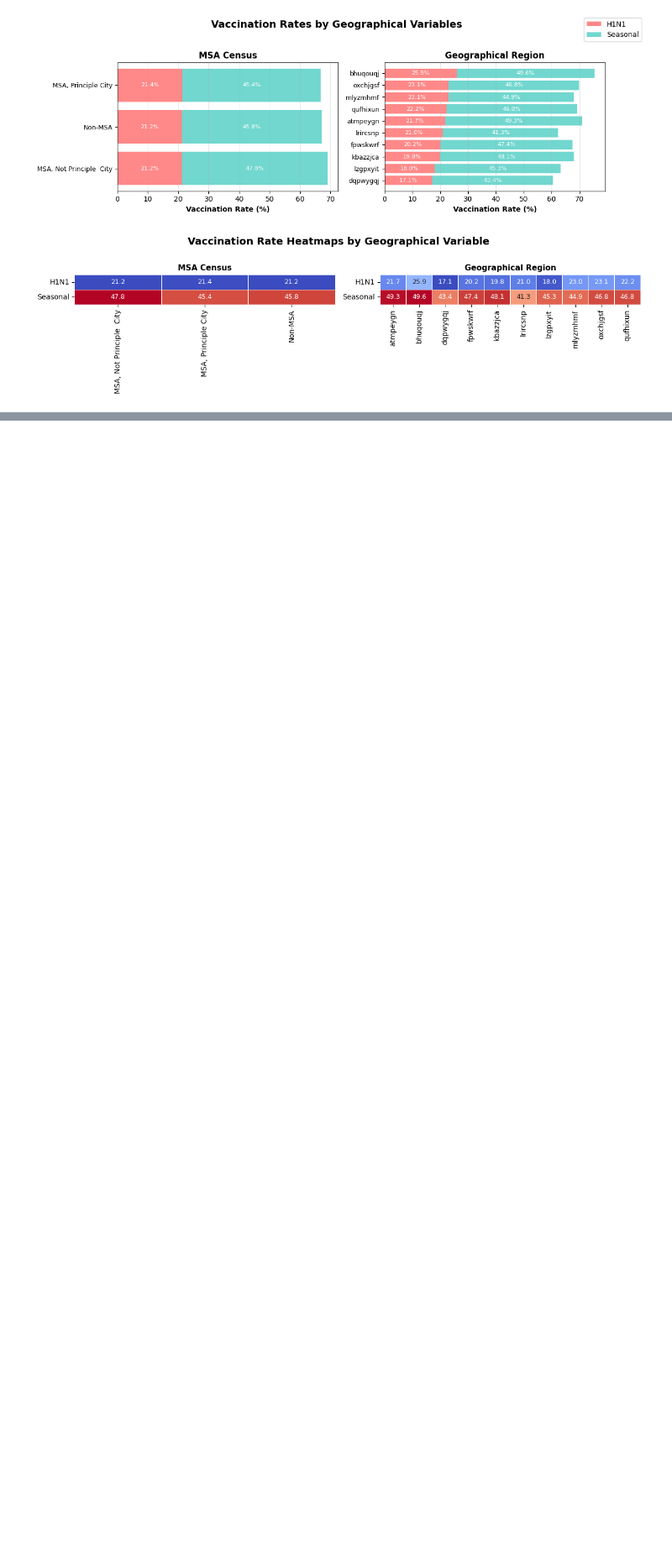
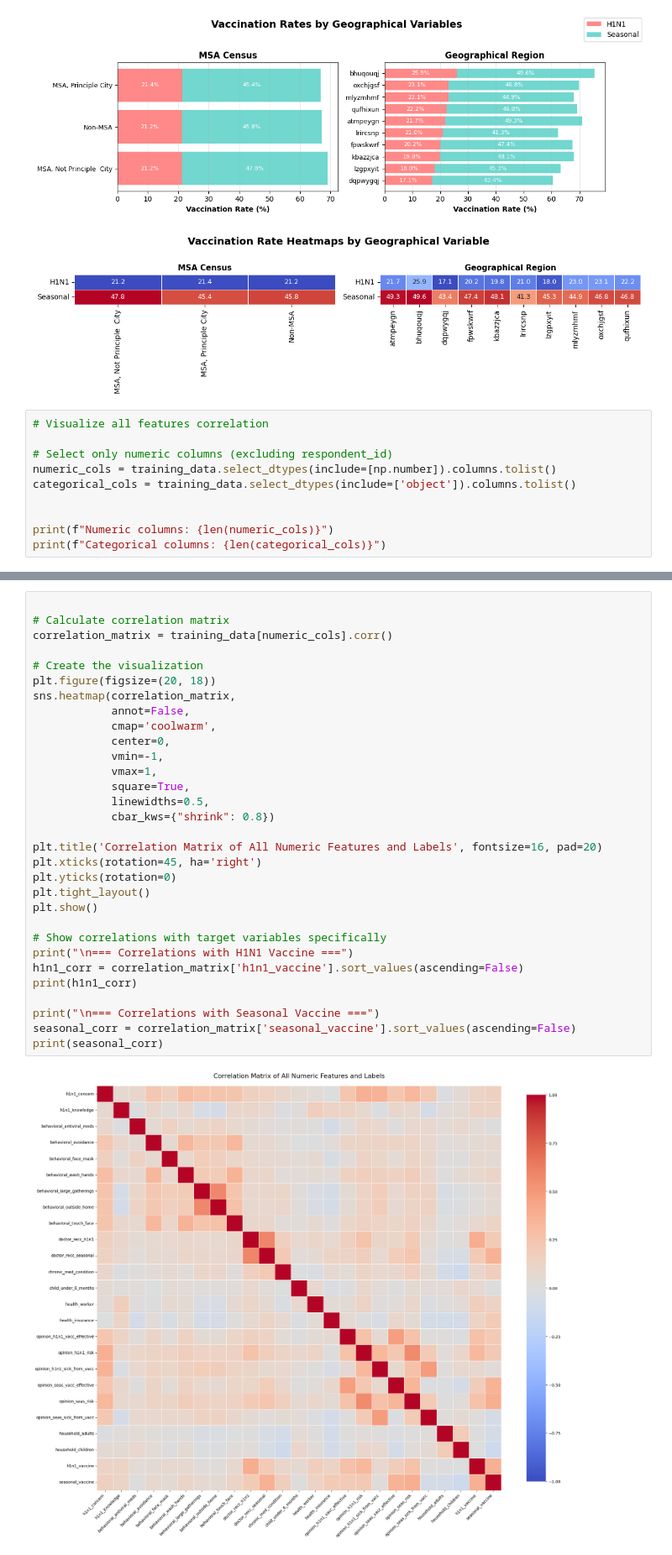
Before and after one commit to americano-diana/neuro_flushot, a Jupyter notebook: notebooks/sprint1_visualizations.ipynb, the cells around one changed output, grey strips where cells are left out. Shown at 84% size. Drawn from its saved outputs; the diff is of its cells as text; blank space fills up the shorter version.

Commit message:
Edited notebook to add simple correlation of numeric features, WIP

```diff
--- a/notebooks/sprint1_visualizations.ipynb
+++ b/notebooks/sprint1_visualizations.ipynb
@@ -246,3 +246,13 @@ plot_heatmap(training_data, "Geographical", geographical_cat_data, 2)
 # %% [output]
 [figure]
 [figure]
+# %%
+# Visualize all features correlation
+
+# Select only numeric columns (excluding respondent_id)
+numeric_cols = training_data.select_dtypes(include=[np.number]).columns.tolist()
+categorical_cols = training_data.select_dtypes(include=['object']).columns.tolist()
+
+
+print(f"Numeric columns: {len(numeric_cols)}")
+print(f"Categorical columns: {len(categorical_cols)}")
@@ -248,0 +262,33 @@ plot_heatmap(training_data, "Geographical", geographical_cat_data, 2)
+# %%
+
+# Calculate correlation matrix
+correlation_matrix = training_data[numeric_cols].corr()
+
+# Create the visualization
+plt.figure(figsize=(20, 18))
+sns.heatmap(correlation_matrix,
+            annot=False,
+            cmap='coolwarm',
+            center=0,
+            vmin=-1,
+            vmax=1,
+            square=True,
+            linewidths=0.5,
+            cbar_kws={"shrink": 0.8})
+
+plt.title('Correlation Matrix of All Numeric Features and Labels', fontsize=16, pad=20)
+plt.xticks(rotation=45, ha='right')
+plt.yticks(rotation=0)
+plt.tight_layout()
+plt.show()
+
+# Show correlations with target variables specifically
+print("\n=== Correlations with H1N1 Vaccine ===")
+h1n1_corr = correlation_matrix['h1n1_vaccine'].sort_values(ascending=False)
+print(h1n1_corr)
+
+print("\n=== Correlations with Seasonal Vaccine ===")
+seasonal_corr = correlation_matrix['seasonal_vaccine'].sort_values(ascending=False)
+print(seasonal_corr)
+# %% [output]
+[figure, added]
```
Also changed, not shown: parts of 2 cells of this notebook.
